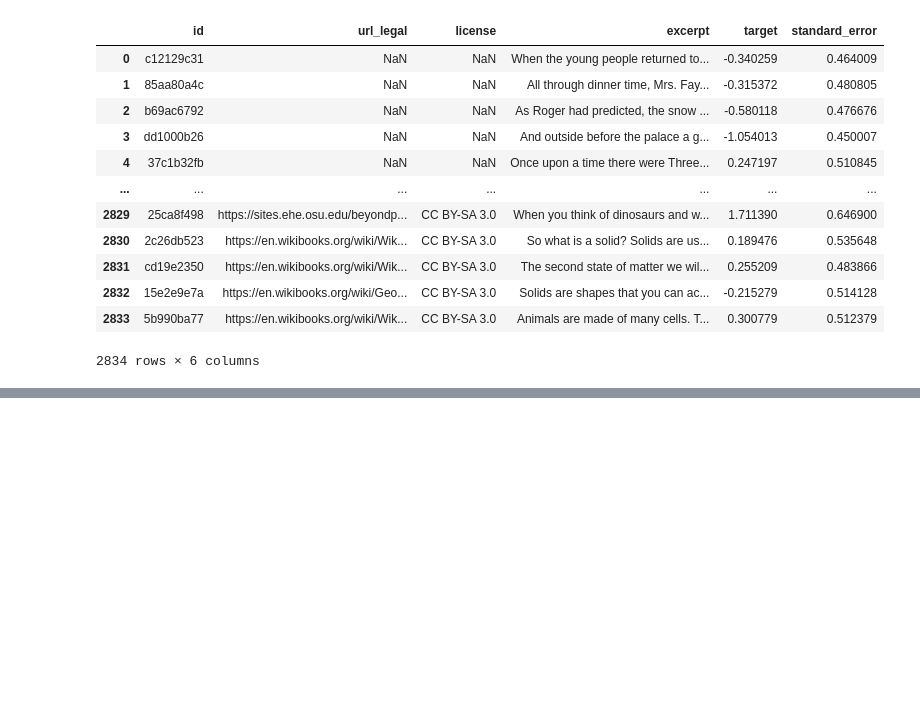
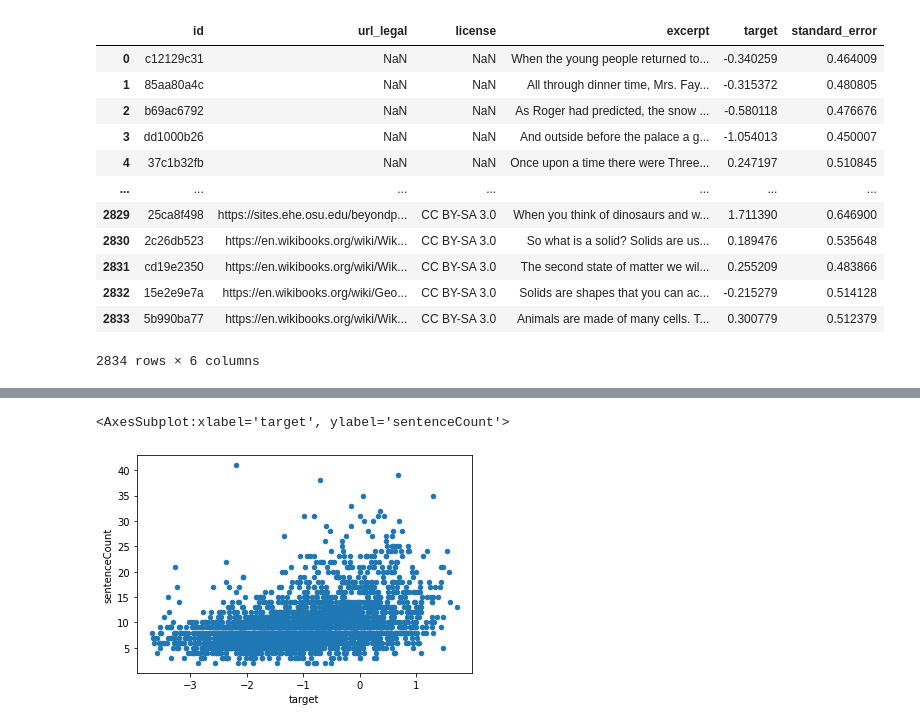
Before and after one commit to lhujhu21/Readability, a Jupyter notebook: src/Readability.ipynb, the cells around one changed output, grey strips where cells are left out. Saved outputs shown, nothing was run; the diff lists cells and outputs as text; code cells hidden in the pictures; blank space fills up the shorter version.

```diff
--- a/src/Readability.ipynb
+++ b/src/Readability.ipynb
@@ -93,0 +94,6 @@ train.plot.scatter('target', 'avgLength')
+# %%
+train['sentenceCount'] = sentenceCount(train["excerpt"])
+train.plot.scatter('target', 'sentenceCount')
+# %% [output]
+<AxesSubplot:xlabel='target', ylabel='sentenceCount'>
+[figure, added]
```
Also changed, not shown: parts of 16 cells of this notebook.
